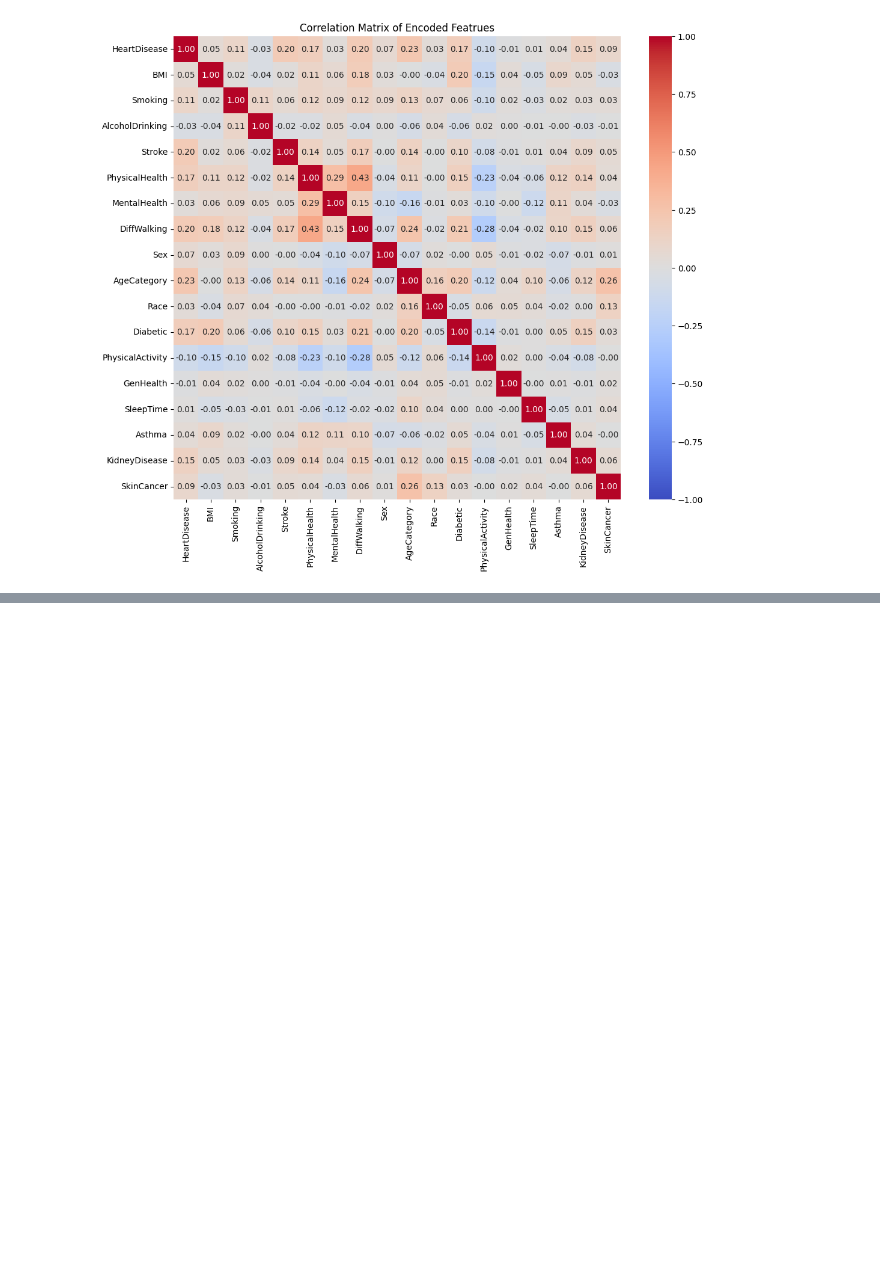
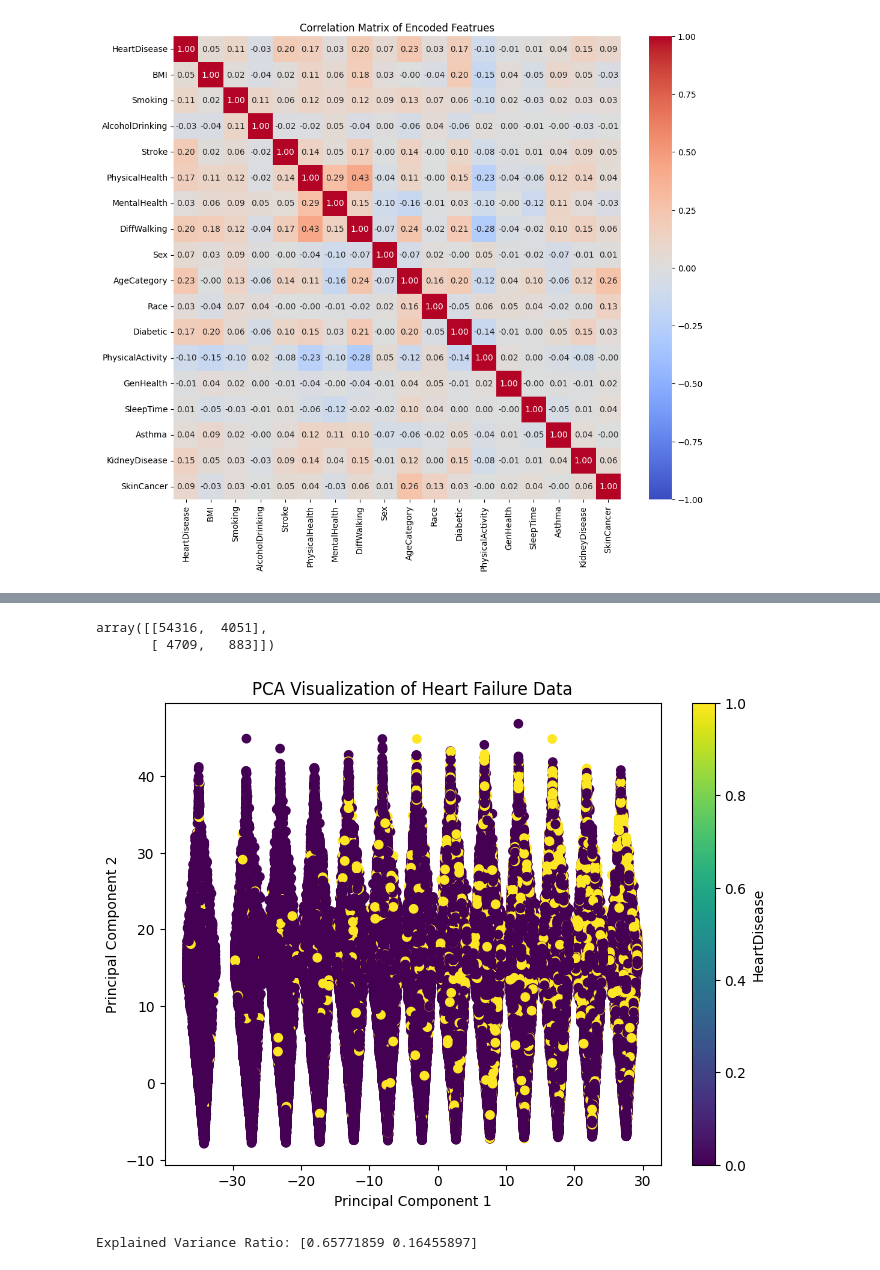
Before and after one commit to Dxsonu7/Heart-Watcher, a Jupyter notebook: Heartwatcher.ipynb, the cells around one changed output, grey strips where cells are left out. Cells and saved outputs as stored; diff of their text form; code cells hidden in the pictures; blank space fills up the shorter version.

```diff
--- a/Heartwatcher.ipynb
+++ b/Heartwatcher.ipynb
@@ -88,0 +94,7 @@ plt.show()
+# %%
+from sklearn.model_selection import train_test_split
+
+X = df_encoded.drop('HeartDisease', axis=1)
+y = df_encoded['HeartDisease']
+
+X_train, X_test, y_train, y_test = train_test_split(X, y, test_size=0.2, random_state=42)
@@ -88,0 +120,27 @@ plt.show()
+# %%
+confusion_matrix(y_test, y_pred)
+# %% [output]
+array([[54316,  4051],
+       [ 4709,   883]])
+# %%
+from sklearn.decomposition import PCA
+import matplotlib.pyplot as plt
+
+# Initialize PCA with the desired number of components
+pca = PCA(n_components=2)
+X_pca = pca.fit_transform(X)
+
+# Create a scatter plot
+plt.figure(figsize=(8, 6))
+plt.scatter(X_pca[:, 0], X_pca[:, 1], c=y)
+plt.xlabel("Principal Component 1")
+plt.ylabel("Principal Component 2")
+plt.title("PCA Visualization of Heart Failure Data")
+plt.colorbar(label="HeartDisease")
+plt.show()
+
+# Explained variance ratio
+print(f"Explained Variance Ratio: {pca.explained_variance_ratio_}")
+# %% [output]
+[figure, added]
+Explained Variance Ratio: [0.65771859 0.16455897]
```
Also changed, not shown: parts of 3 cells of this notebook.
